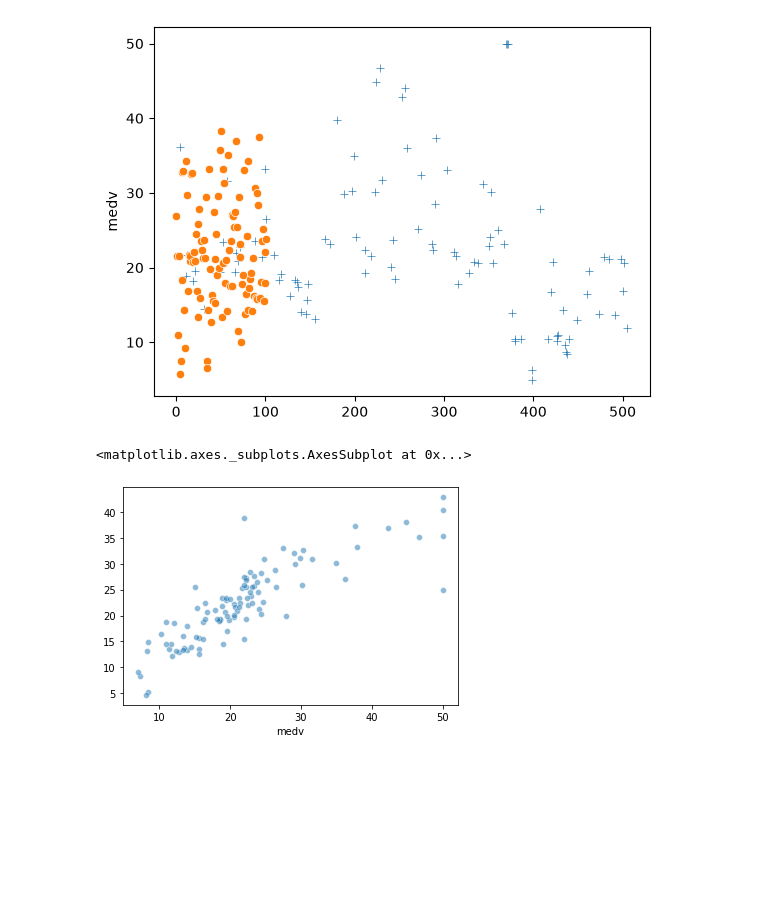
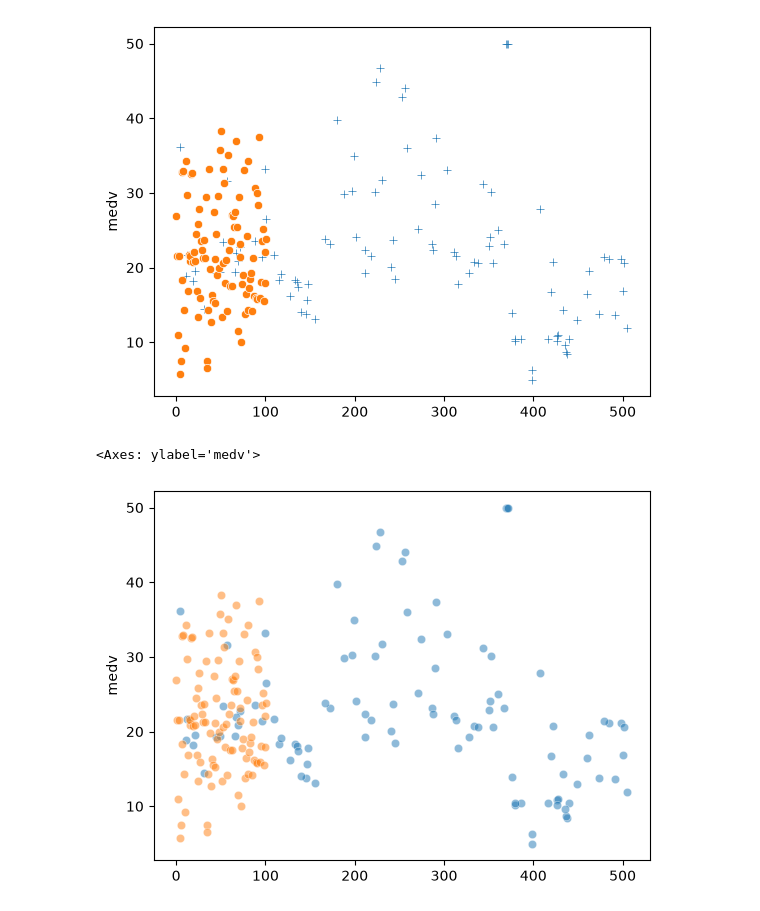
Before and after one commit to Rupesh-AI404/Machine_Learning, a Jupyter notebook: Linear Regression/linear_regression.ipynb, the cells around one changed output. Drawn from its saved outputs; the diff is of its cells as text; code cells hidden in the pictures; blank space fills up the shorter version.

Commit message:
solved scatter plot problem

```diff
--- a/Linear Regression/linear_regression.ipynb
+++ b/Linear Regression/linear_regression.ipynb
@@ -327,7 +327,8 @@ sns.scatterplot(Y_pred, marker="o")
 <Axes: ylabel='medv'>
 [figure]
 # %%
-sns.scatterplot(Y_test, Y_pred, alpha=0.5)
+sns.scatterplot(Y_test, alpha=0.5)
+sns.scatterplot(Y_pred, alpha=0.5)
 # %% [output]
-<matplotlib.axes._subplots.AxesSubplot at 0x...>
+<Axes: ylabel='medv'>
-[figure, old version]
+[figure, new version]
```
